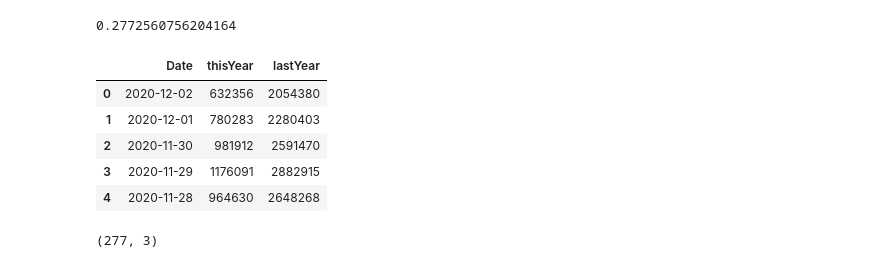
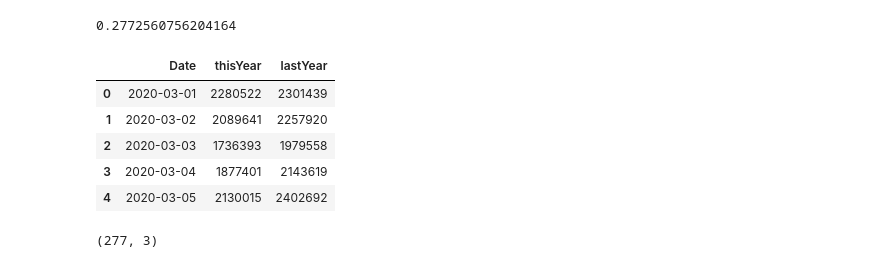
Before and after one commit to abhatt95/COVID-19-mobility-impact, a Jupyter notebook: Cleanup aggregation and EDA.ipynb, the cells around one changed output. Drawn from its saved outputs; the diff is of its cells as text; code cells hidden in the pictures.

```diff
--- a/Cleanup aggregation and EDA.ipynb
+++ b/Cleanup aggregation and EDA.ipynb
@@ -603,15 +603,15 @@ def getTSAdata():
 TSA_data = getTSAdata()
 headers= ['Date','thisYear','lastYear']
 # %%
-TSA_df = pd.DataFrame(TSA_data, columns=headers)
+TSA_df = pd.DataFrame(TSA_data[::-1], columns=headers)
 TSA_df.head()
 # %% [output]
 |  | Date | thisYear | lastYear |
-| 0 | 2020-12-02 | 632356 | 2054380 |
-| 1 | 2020-12-01 | 780283 | 2280403 |
-| 2 | 2020-11-30 | 981912 | 2591470 |
-| 3 | 2020-11-29 | 1176091 | 2882915 |
-| 4 | 2020-11-28 | 964630 | 2648268 |
+| 0 | 2020-03-01 | 2280522 | 2301439 |
+| 1 | 2020-03-02 | 2089641 | 2257920 |
+| 2 | 2020-03-03 | 1736393 | 1979558 |
+| 3 | 2020-03-04 | 1877401 | 2143619 |
+| 4 | 2020-03-05 | 2130015 | 2402692 |
 # %%
 TSA_df.shape
 # %% [output]
```
Also changed, not shown: parts of 5 cells of this notebook.
